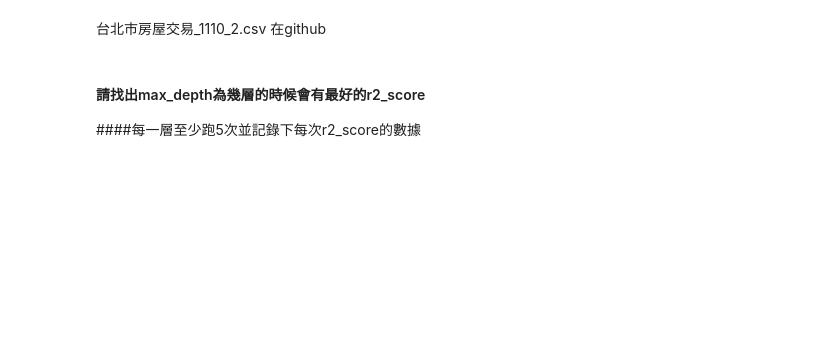
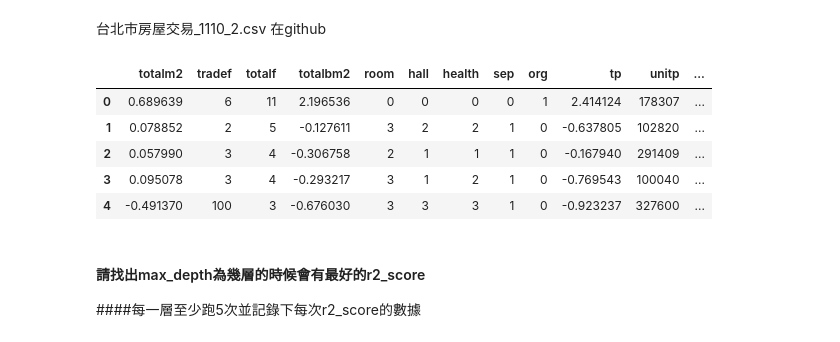
Before and after one commit to cool60334/Team_Project_Model, a Jupyter notebook: Model_1108.ipynb, the cells around one changed output. Saved outputs shown, nothing was run; the diff lists cells and outputs as text; code cells hidden in the pictures; blank space fills up the shorter version.

```diff
--- a/Model_1108.ipynb
+++ b/Model_1108.ipynb
@@ -21,0 +44,8 @@ import numpy as np
+# %%
+# 將附屬建物面積 標準化
+f["auxbm2"] = (f["auxbm2"] - f["auxbm2"].mean())/\
+            (f["auxbm2"].std())
+# %%
+# 將陽台面積 標準化
+f["balm2"] = (f["balm2"] - f["balm2"].mean())/\
+            (f["balm2"].std())
@@ -22,3 +61,12 @@ import numpy as np
+# %%
+f.head()
+# %% [output]
+|  | totalm2 | tradef | totalf | totalbm2 | room | hall | health | sep | org | tp | unitp | ... |
+| 0 | 0.689639 | 6 | 11 | 2.196536 | 0 | 0 | 0 | 0 | 1 | 2.414124 | 178307 | ... |
+| 1 | 0.078852 | 2 | 5 | -0.127611 | 3 | 2 | 2 | 1 | 0 | -0.637805 | 102820 | ... |
+| 2 | 0.057990 | 3 | 4 | -0.306758 | 2 | 1 | 1 | 1 | 0 | -0.167940 | 291409 | ... |
+| 3 | 0.095078 | 3 | 4 | -0.293217 | 3 | 1 | 2 | 1 | 0 | -0.769543 | 100040 | ... |
+| 4 | -0.491370 | 100 | 3 | -0.676030 | 3 | 3 | 3 | 1 | 0 | -0.923237 | 327600 | ... |
 # %%
 # 特徵(去除總價元、單價元平方公尺、車位總價元)
 
```
Also changed, not shown: parts of 24 cells of this notebook.
